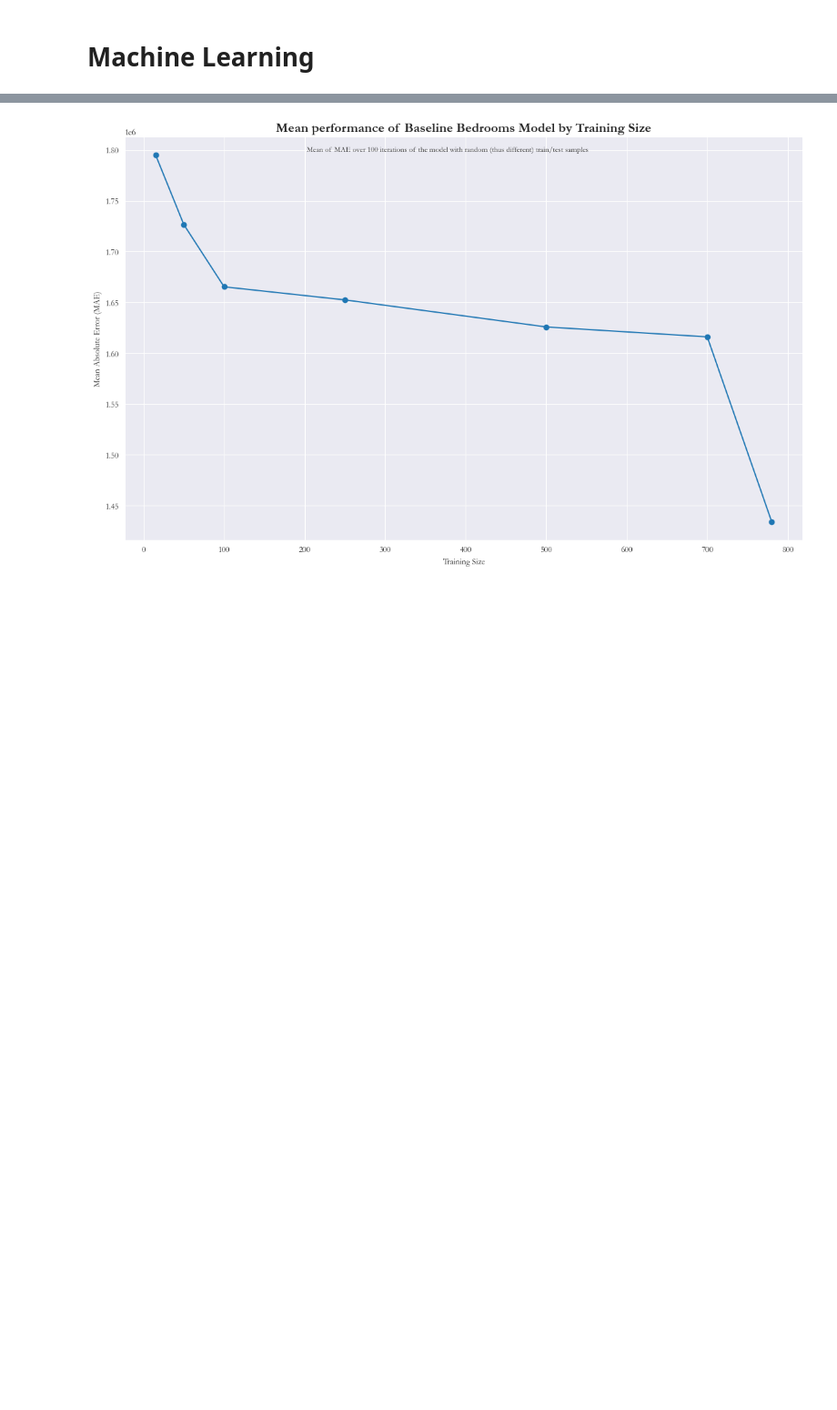
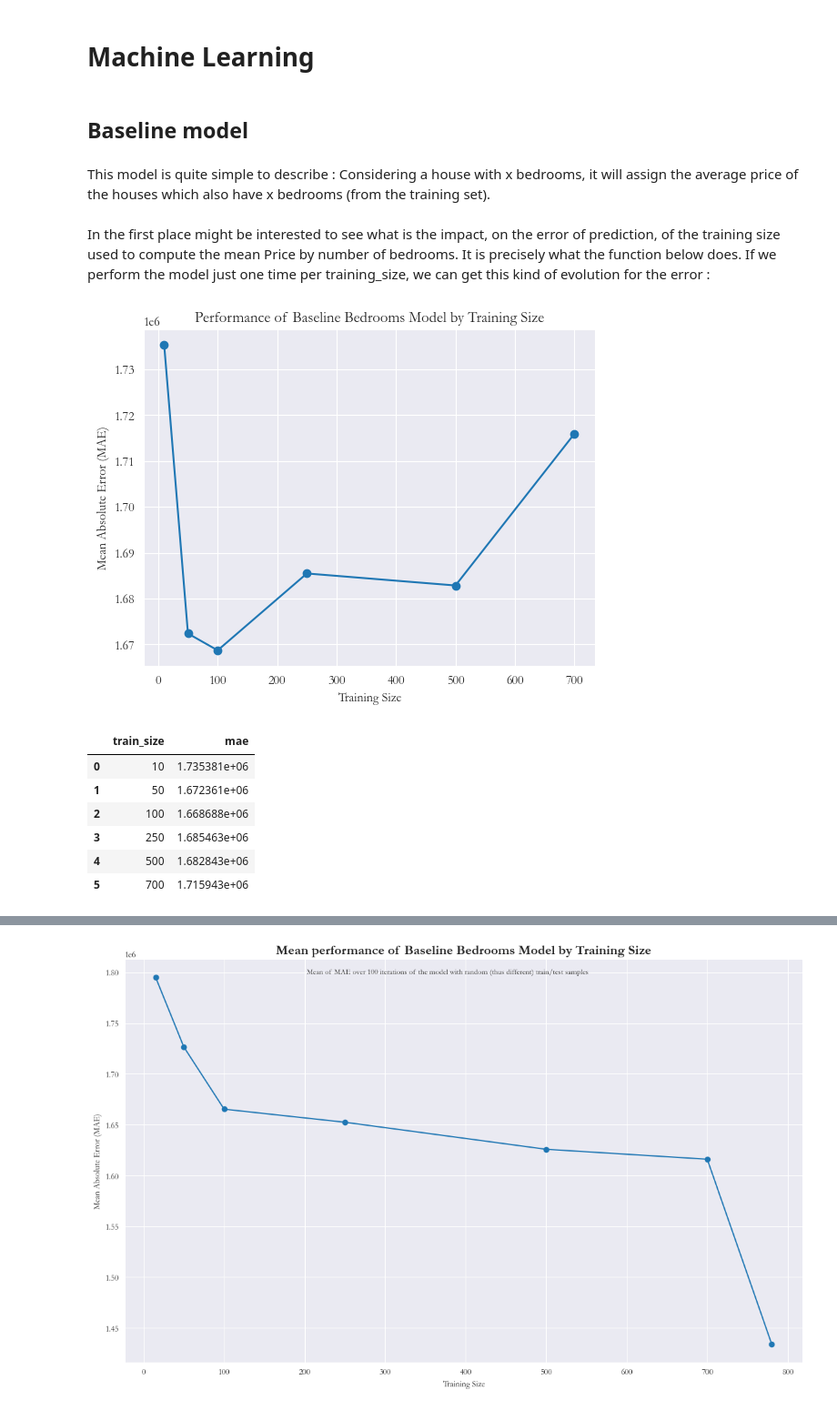
Before and after one commit to ThibaudGENEL/HousingPrice, a Jupyter notebook: notebook.ipynb, the cells around one changed output, grey strips where cells are left out. Shown at 91% size. Drawn from its saved outputs; the diff is of its cells as text; code cells hidden in the pictures; blank space fills up the shorter version.

Commit message:
finishing Baseline description into notebook

```diff
--- a/notebook.ipynb
+++ b/notebook.ipynb
@@ -254,6 +251,24 @@ df_encoded.to_pickle("data/df_ready.pkl")
 # Validation croisée
 # %% [markdown]
 # Machine Learning
+# %% [markdown]
+## Baseline model
 # %%
 from src.data_science.baseline_model import *
 from src.data_science.data import split_data
+# %% [markdown]
+This model is quite simple to describe : Considering a house with x bedrooms, it will assign the average price of the houses which also have x bedrooms (from the training set).
+# %% [markdown]
+In the first place might be interested to see what is the impact, on the error of prediction, of the training size used to compute the mean Price by number of bedrooms. It is precisely what the function below does. If we perform the model just one time per training_size, we can get this kind of evolution for the error :
+# %%
+baseline_model(df_encoded, "Bedrooms", add_column= False)
+# add_column = False to keep df_encoded unchanged for the moment
+# %% [output]
+[figure, added]
+|  | train_size | mae |
+| 0 | 10 | 1.735381e+06 |
+| 1 | 50 | 1.672361e+06 |
+| 2 | 100 | 1.668688e+06 |
+| 3 | 250 | 1.685463e+06 |
+| 4 | 500 | 1.682843e+06 |
+| 5 | 700 | 1.715943e+06 |
```
Also changed, not shown: parts of 9 cells of this notebook, 1 other file.
